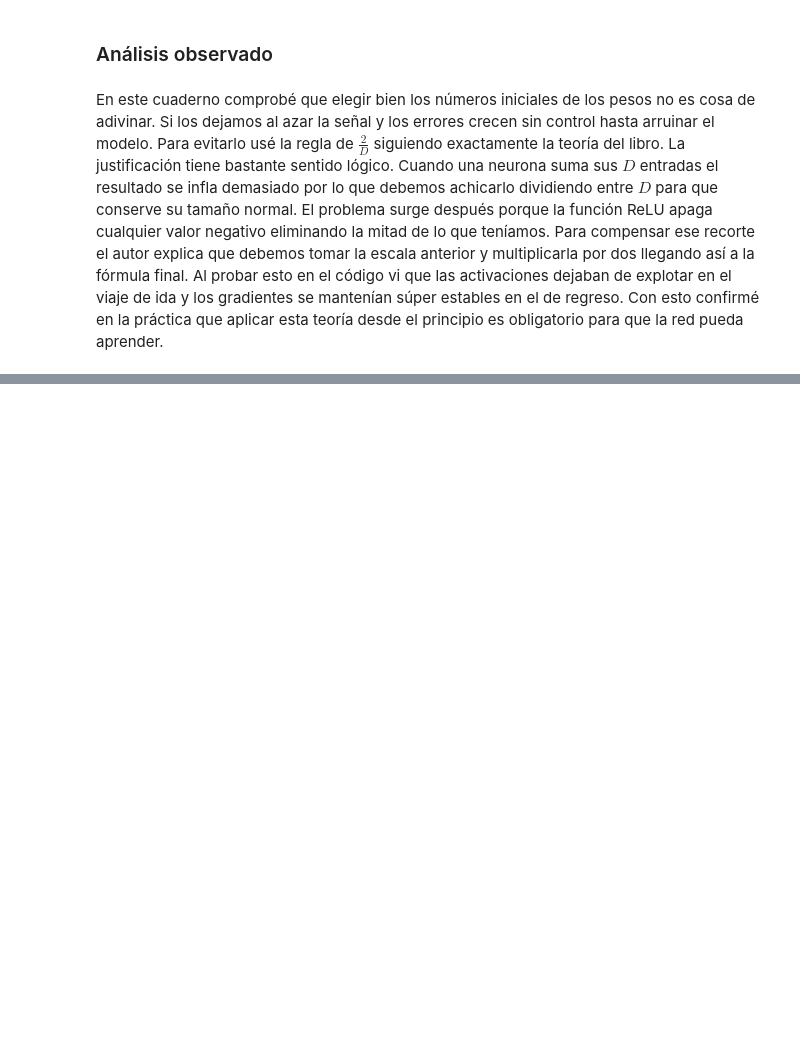
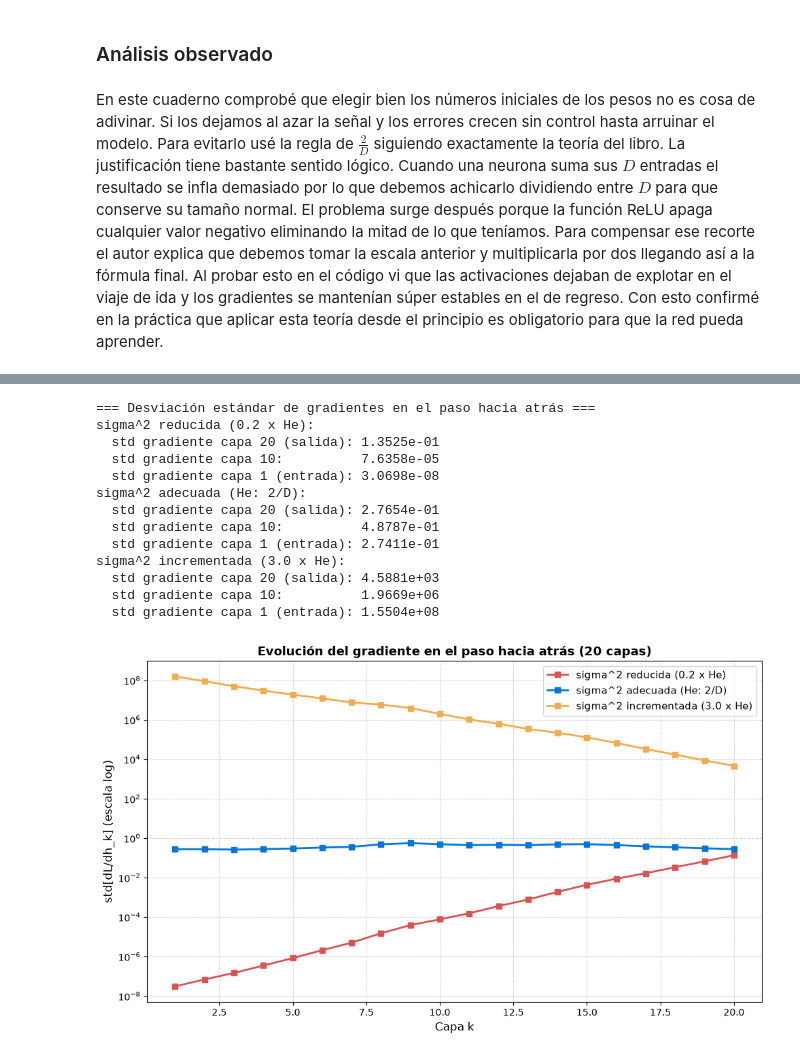
Before and after one commit to edwynG/dl-assignment-1, a Jupyter notebook: notebooks/7_3_Initialization.ipynb, the cells around one changed output, grey strips where cells are left out. Drawn from its saved outputs; the diff is of its cells as text; code cells hidden in the pictures; blank space fills up the shorter version.

```diff
--- a/notebooks/7_3_Initialization.ipynb
+++ b/notebooks/7_3_Initialization.ipynb
@@ -296,0 +518,69 @@ En este cuaderno comprobé que elegir bien los números iniciales de los pesos n
+# %%
+grad_results = {}
+
+print('=== Desviación estándar de gradientes en el paso hacia atrás ===')
+for name, s_sq in schemes.items():
+    np.random.seed(30326271)
+    w_deep = [None] * (K_deep + 1)
+    b_deep = [None] * (K_deep + 1)
+
+    w_deep[0] = np.random.normal(size=(D_deep, 1)) * np.sqrt(s_sq)
+    b_deep[0] = np.zeros((D_deep, 1))
+    for l in range(1, K_deep):
+        w_deep[l] = np.random.normal(size=(D_deep, D_deep)) * np.sqrt(s_sq)
+        b_deep[l] = np.zeros((D_deep, 1))
+    w_deep[K_deep] = np.random.normal(size=(1, D_deep)) * np.sqrt(s_sq)
+    b_deep[K_deep] = np.zeros((1, 1))
+
+    # propagación hacia adelante
+    x_test = np.random.normal(size=(1, 1))
+    all_f = [None] * (K_deep + 1)
+    all_h = [None] * (K_deep + 1)
+    all_h[0] = x_test
+    for l in range(K_deep):
+        all_f[l] = b_deep[l] + np.matmul(w_deep[l], all_h[l])
+        all_h[l+1] = np.maximum(0, all_f[l])
+    all_f[K_deep] = b_deep[K_deep] + np.matmul(w_deep[K_deep], all_h[K_deep])
+
+    y_test = np.array([[1.0]])
+
+    # retropropagación
+    all_dl_dweights, all_dl_dbiases, all_dl_dh, all_dl_df = backward_pass(w_deep, b_deep, all_f, all_h, y_test)
+
+    grad_stds = [np.std(all_dl_dh[l]) for l in range(1, K_deep + 1)]
+    grad_results[name] = grad_stds
+    print(f'{name}:')
+    print(f'  std gradiente capa 20 (salida): {grad_stds[-1]:.4e}')
+    print(f'  std gradiente capa 10:          {grad_stds[9]:.4e}')
+    print(f'  std gradiente capa 1 (entrada): {grad_stds[0]:.4e}')
+
+# gráfico de desviación estándar de gradientes
+fig, ax = plt.subplots(figsize=(10, 6))
+layers_back = np.arange(1, K_deep + 1)
+
+for name, grad_stds in grad_results.items():
+    ax.plot(layers_back, grad_stds, marker='s', linewidth=2, label=name, color=colors[name])
+
+ax.set_yscale('log')
+ax.set_xlabel('Capa k', fontsize=12)
+ax.set_ylabel('std[dL/dh_k] (escala log)', fontsize=12)
+ax.set_title('Evolución del gradiente en el paso hacia atrás (20 capas)', fontsize=13, fontweight='bold')
+ax.grid(True, which='both', linestyle='--', alpha=0.5)
+ax.legend(fontsize=11)
+plt.tight_layout()
+plt.show()
+# %% [output]
+=== Desviación estándar de gradientes en el paso hacia atrás ===
+sigma^2 reducida (0.2 x He):
+  std gradiente capa 20 (salida): 1.3525e-01
+  std gradiente capa 10:          7.6358e-05
+  std gradiente capa 1 (entrada): 3.0698e-08
+sigma^2 adecuada (He: 2/D):
+  std gradiente capa 20 (salida): 2.7654e-01
+  std gradiente capa 10:          4.8787e-01
+  std gradiente capa 1 (entrada): 2.7411e-01
+sigma^2 incrementada (3.0 x He):
+  std gradiente capa 20 (salida): 4.5881e+03
+  std gradiente capa 10:          1.9669e+06
+  std gradiente capa 1 (entrada): 1.5504e+08
+[figure, added]
```
Also changed, not shown: parts of 10 cells of this notebook, 4 other files.
